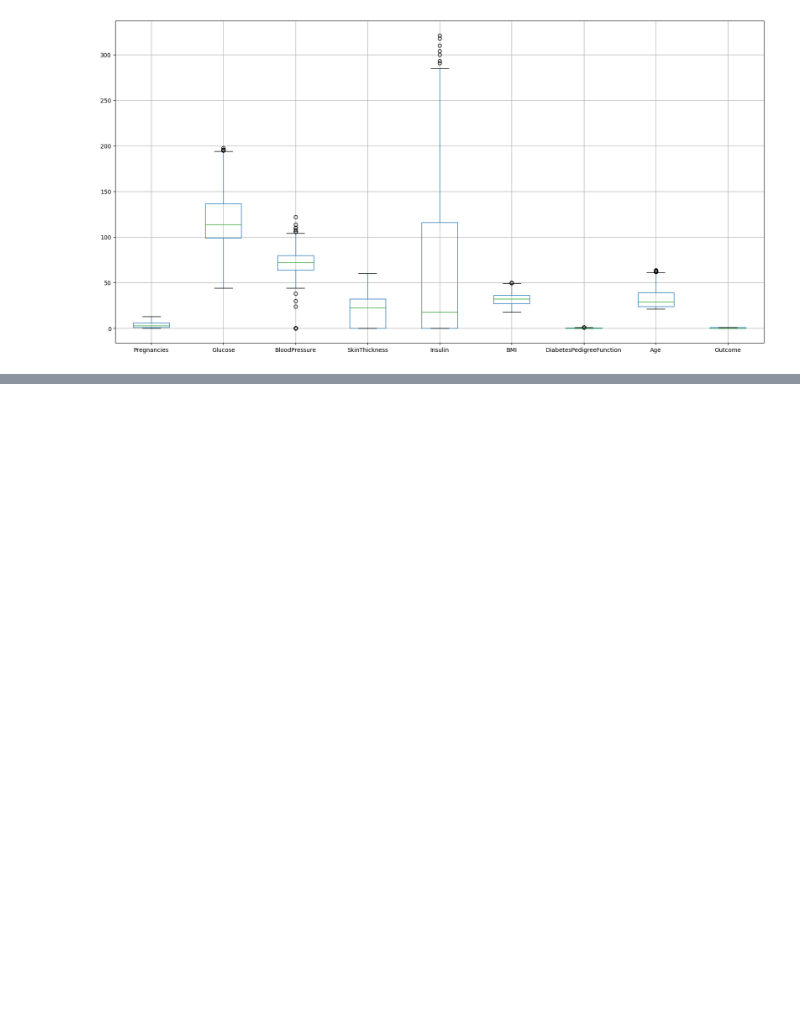
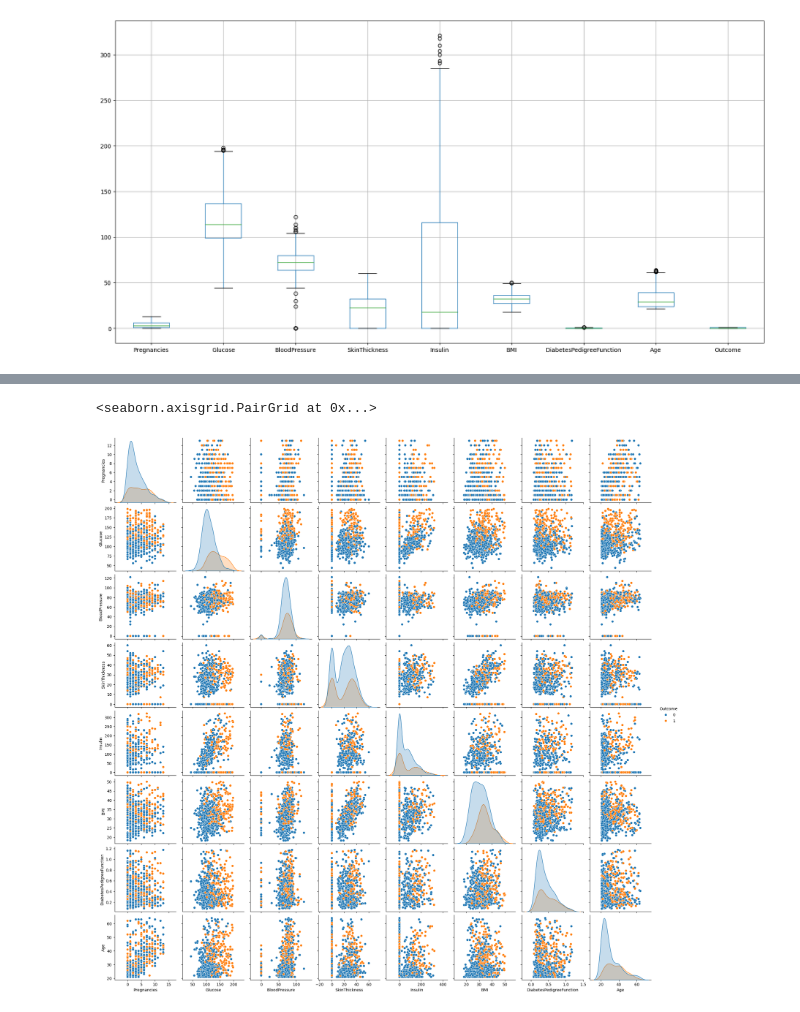
Before and after one commit to rahulyadav-7/eda_practice, a Jupyter notebook: notebooks/diabetes.ipynb, the cells around one changed output, grey strips where cells are left out. Saved outputs shown, nothing was run; the diff lists cells and outputs as text; code cells hidden in the pictures; blank space fills up the shorter version.

```diff
--- a/notebooks/diabetes.ipynb
+++ b/notebooks/diabetes.ipynb
@@ -176,0 +246,5 @@ Column Outcome has 0.00% outliers.
+# %%
+sns.pairplot(clean_data, hue='Outcome')
+# %% [output]
+<seaborn.axisgrid.PairGrid at 0x...>
+[figure, added]
```
Also changed, not shown: parts of 15 cells of this notebook, 4 other files.
